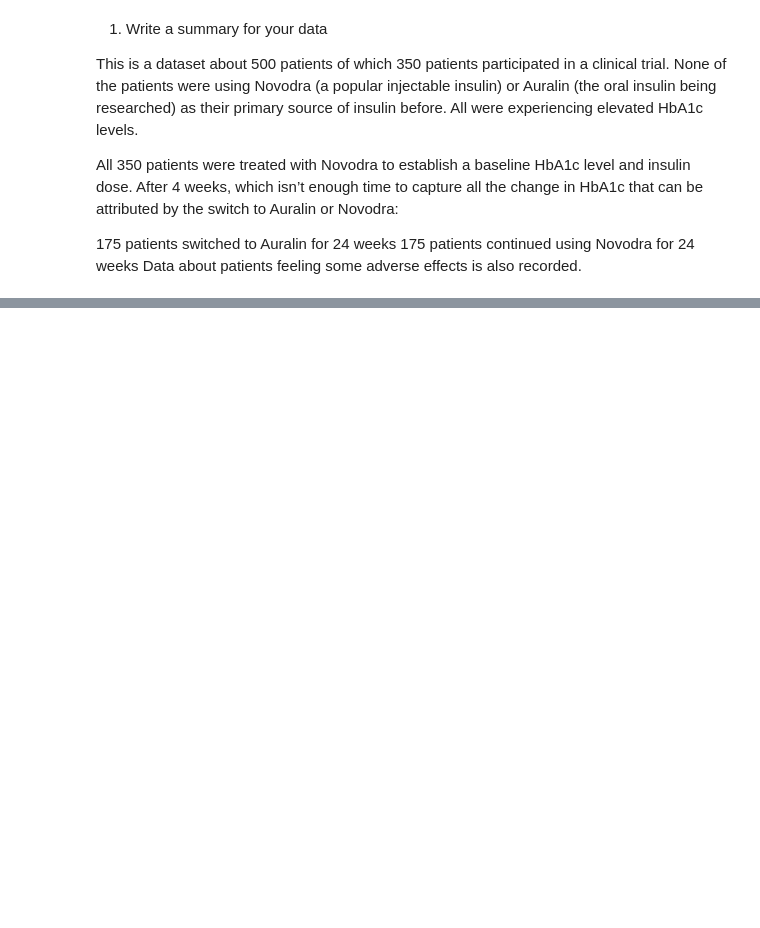
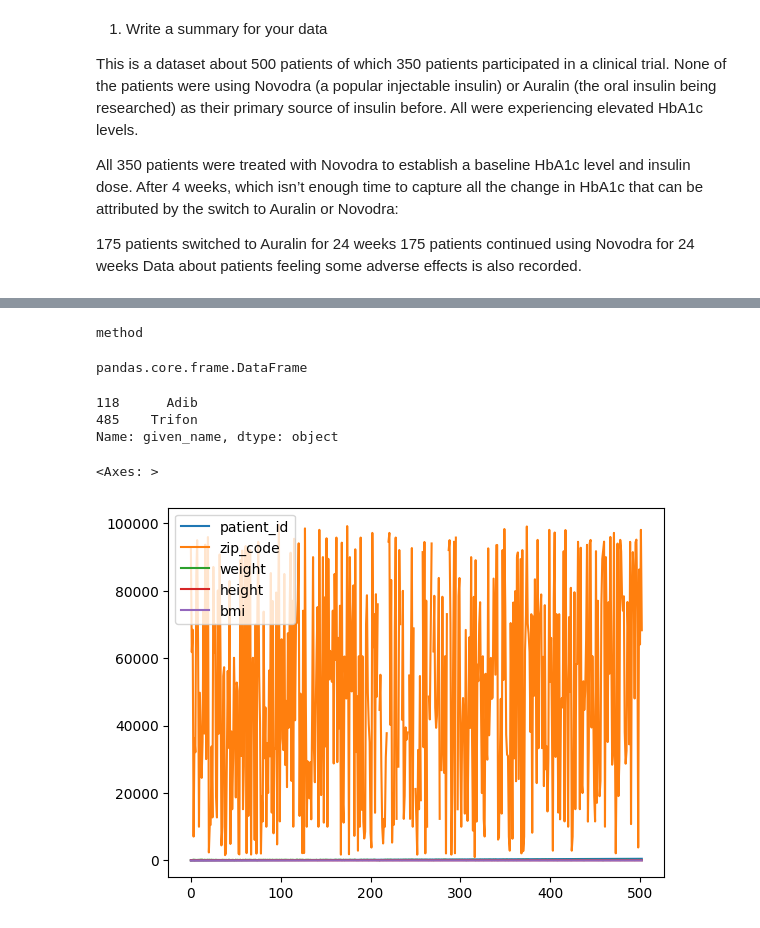
Before and after one commit to Hamzajani153/DSMP, a Jupyter notebook: DSMP/Data Analysis/Accessing_cleaning.ipynb, the cells around one changed output, grey strips where cells are left out. Drawn from its saved outputs; the diff is of its cells as text; code cells hidden in the pictures; blank space fills up the shorter version.

```diff
--- a/DSMP/Data Analysis/Accessing_cleaning.ipynb
+++ b/DSMP/Data Analysis/Accessing_cleaning.ipynb
@@ -42,0 +65,14 @@ Data about patients feeling some adverse effects is also recorded.
+# %%
+type(patients[patients["address"].isnull()].sum)
+# %% [output]
+method
+# %%
+type(patients[["address","surname"]])
+# %% [output]
+pandas.core.frame.DataFrame
+# %%
+patients.loc[patients["weight"] > 250 , "given_name"]
+# %% [output]
+118      Adib
+485    Trifon
+Name: given_name, dtype: object
@@ -42,0 +81,5 @@ Data about patients feeling some adverse effects is also recorded.
+# %%
+patients.plot()
+# %% [output]
+<Axes: >
+[figure, added]
```
Also changed, not shown: parts of 4 cells of this notebook, 1 other file.
